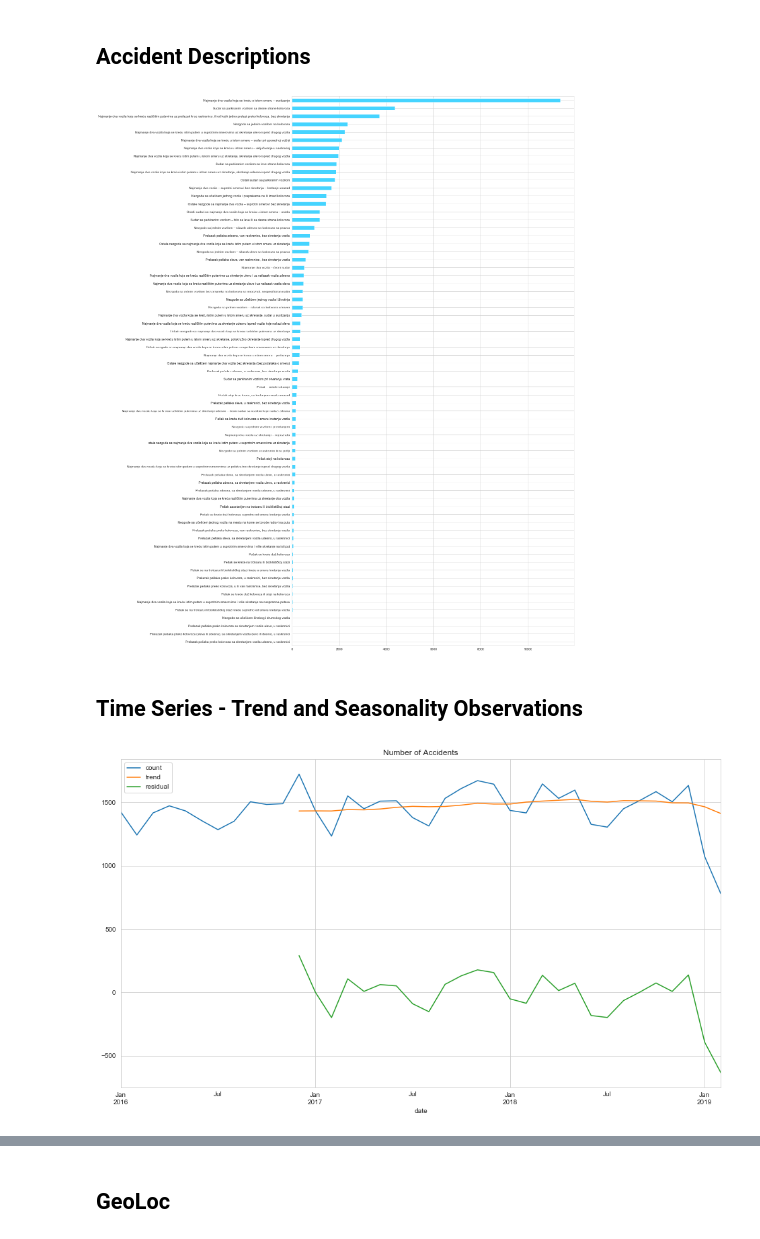
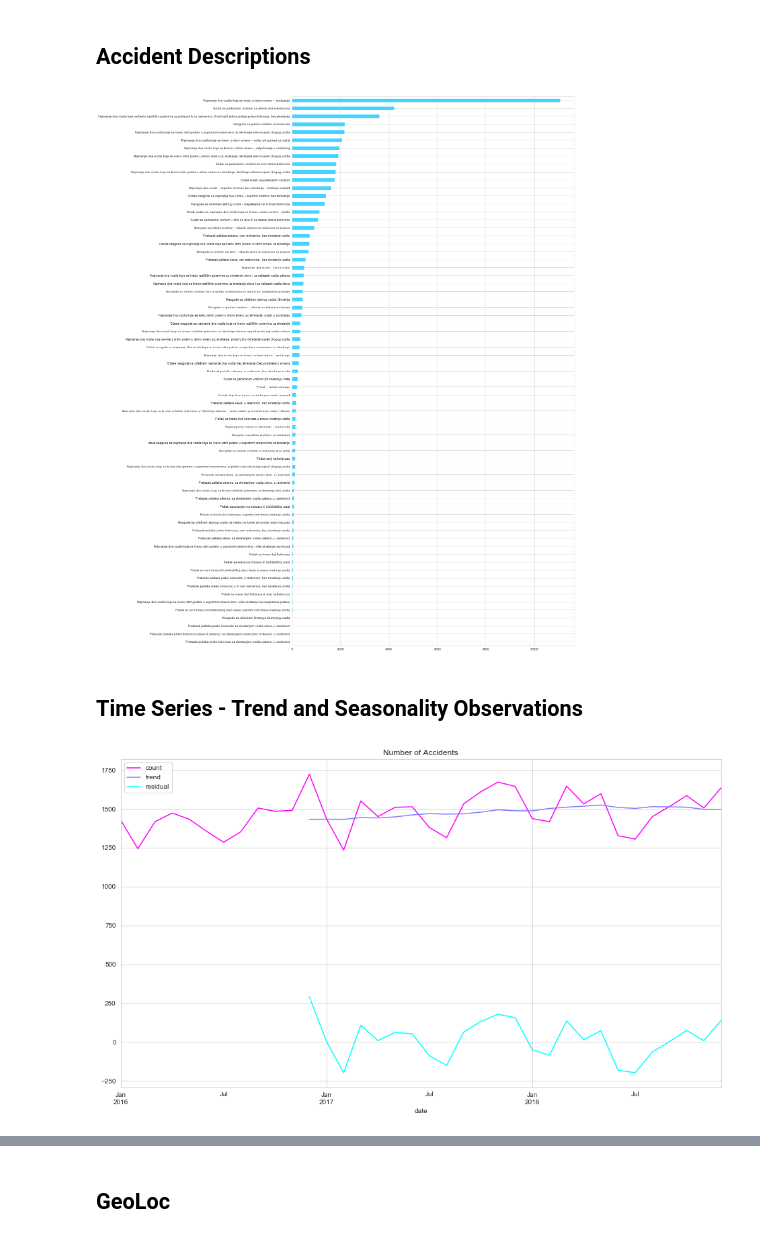
Before and after one commit to BrunnoRicci/traffic-accidents-belgrade, a Jupyter notebook: eda-traffic-belgrade.ipynb, the cells around one changed output, grey strips where cells are left out. Saved outputs shown, nothing was run; the diff lists cells and outputs as text; code cells hidden in the pictures.

```diff
--- a/eda-traffic-belgrade.ipynb
+++ b/eda-traffic-belgrade.ipynb
@@ -80,7 +81,7 @@ df = df.sort_values('date')
 
 #Clip end
 start_date = datetime.datetime(2015, 1, 1)
-end_date = datetime.datetime(2019, 2, 28)
+end_date = datetime.datetime(2019, 1, 1) # 2 28
 df = df[df['date'].between(start_date, end_date)]
 
 #Month
@@ -198,7 +212,7 @@ plt.gca().axvline(df['acc_type'].nunique() - 1, color = coral);
 plt.figure(figsize=(pw, 2*pw))
 df['description'].value_counts()[::-1].plot(kind='barh', color=blue);
 # %% [output]
-[figure, old version]
+[figure, new version]
 # %% [markdown]
 ##  Time Series - Trend and Seasonality Observations
 # %%
@@ -213,11 +227,11 @@ ts_df['trend'] = ts_df[['count']].rolling(12).mean()
 ts_df['residual'] = ts_df['count'] - ts_df['trend']
 # %%
 #Plot
-ax = ts_df.plot();
+ax = ts_df.plot(colormap='cool_r');
 
 ax.set_title('Number of Accidents');
 # %% [output]
-[figure, old version]
+[figure, new version]
 # %% [markdown]
 **Notes**
 - We can observe that the number of accidents is **slightly rising** each year
```
Also changed, not shown: parts of 20 cells of this notebook, 4 other files.
